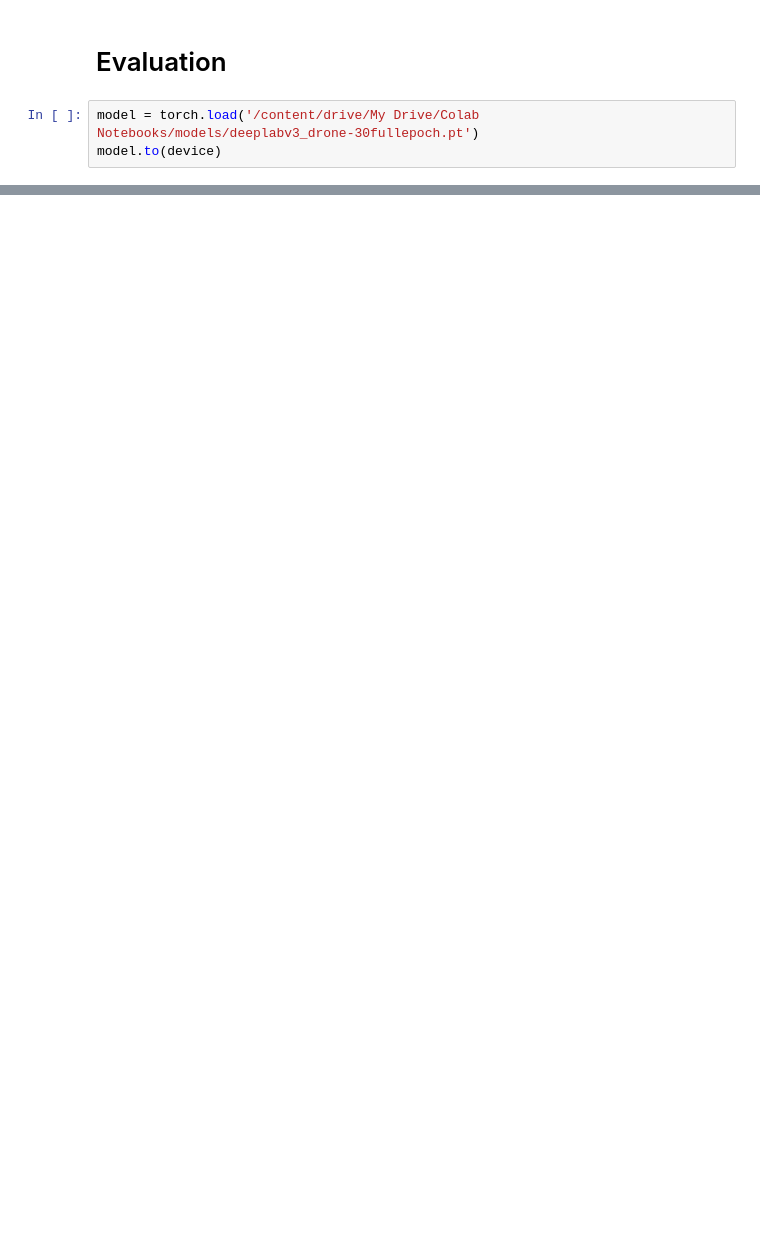
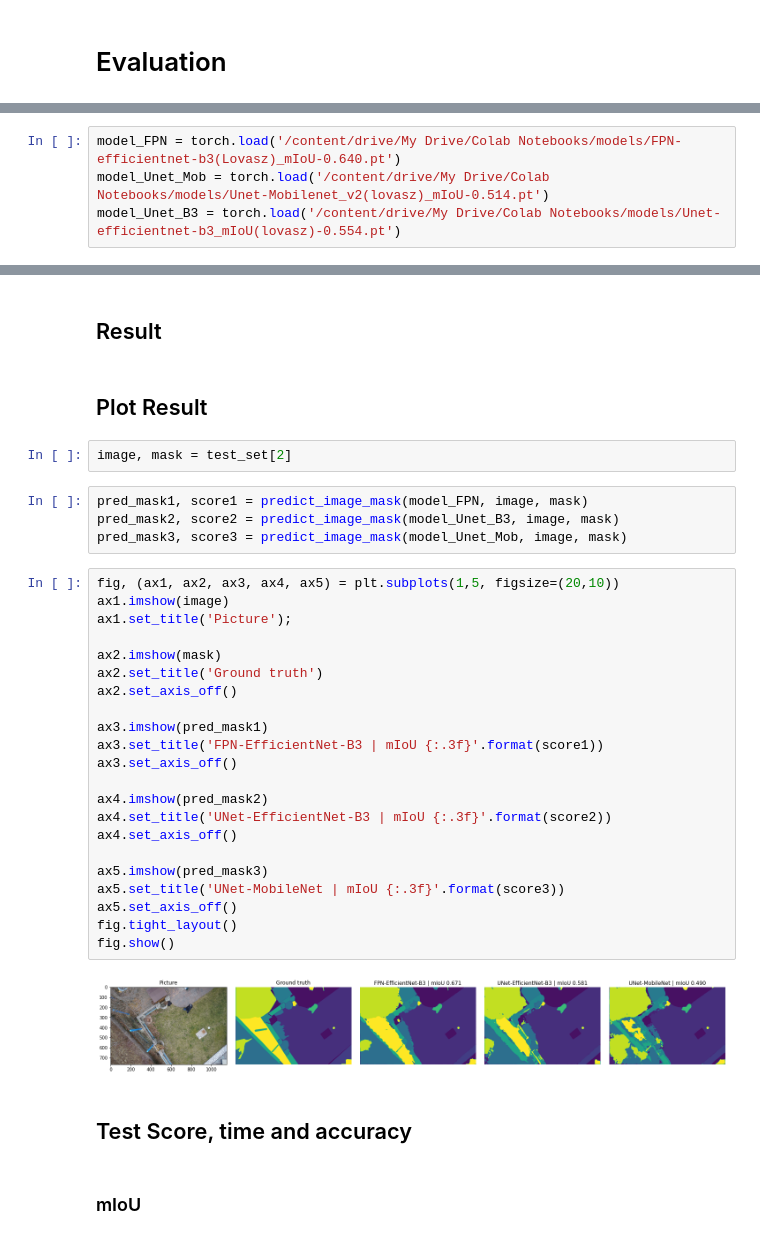
Before and after one commit to said-rasidin/ML_Project, a Jupyter notebook: Drone Segmentation/Drone_Segmentation.ipynb, the cells around one changed output, grey strips where cells are left out. Cells and saved outputs as stored; diff of their text form; blank space fills up the shorter version.

Commit message:
add drone segmentation project

```diff
--- a/Drone Segmentation/Drone_Segmentation.ipynb
+++ b/Drone Segmentation/Drone_Segmentation.ipynb
@@ -554,5 +721,2 @@ torch.save(model, '/content/drive/My Drive/Colab Notebooks/models/deeplabv3_dron
 # %% [markdown]
 # Evaluation
-# %%
-model = torch.load('/content/drive/My Drive/Colab Notebooks/models/deeplabv3_drone-30fullepoch.pt')
-model.to(device)
@@ -576,0 +725,4 @@ DeepLabV3(
+# %%
+model_FPN = torch.load('/content/drive/My Drive/Colab Notebooks/models/FPN-efficientnet-b3(Lovasz)_mIoU-0.640.pt')
+model_Unet_Mob = torch.load('/content/drive/My Drive/Colab Notebooks/models/Unet-Mobilenet_v2(lovasz)_mIoU-0.514.pt')
+model_Unet_B3 = torch.load('/content/drive/My Drive/Colab Notebooks/models/Unet-efficientnet-b3_mIoU(lovasz)-0.554.pt')
@@ -576,0 +785,38 @@ DeepLabV3(
+# %% [markdown]
+## Result
+# %% [markdown]
+## Plot Result
+# %%
+image, mask = test_set[2]
+# %%
+pred_mask1, score1 = predict_image_mask(model_FPN, image, mask)
+pred_mask2, score2 = predict_image_mask(model_Unet_B3, image, mask)
+pred_mask3, score3 = predict_image_mask(model_Unet_Mob, image, mask)
+# %%
+fig, (ax1, ax2, ax3, ax4, ax5) = plt.subplots(1,5, figsize=(20,10))
+ax1.imshow(image)
+ax1.set_title('Picture');
+
+ax2.imshow(mask)
+ax2.set_title('Ground truth')
+ax2.set_axis_off()
+
+ax3.imshow(pred_mask1)
+ax3.set_title('FPN-EfficientNet-B3 | mIoU {:.3f}'.format(score1))
+ax3.set_axis_off()
+
+ax4.imshow(pred_mask2)
+ax4.set_title('UNet-EfficientNet-B3 | mIoU {:.3f}'.format(score2))
+ax4.set_axis_off()
+
+ax5.imshow(pred_mask3)
+ax5.set_title('UNet-MobileNet | mIoU {:.3f}'.format(score3))
+ax5.set_axis_off()
+fig.tight_layout()
+fig.show()
+# %% [output]
+[figure, added]
+# %% [markdown]
+## Test Score, time and accuracy
+# %% [markdown]
+### mIoU
```
Also changed, not shown: parts of 46 cells of this notebook, 26 other files.
